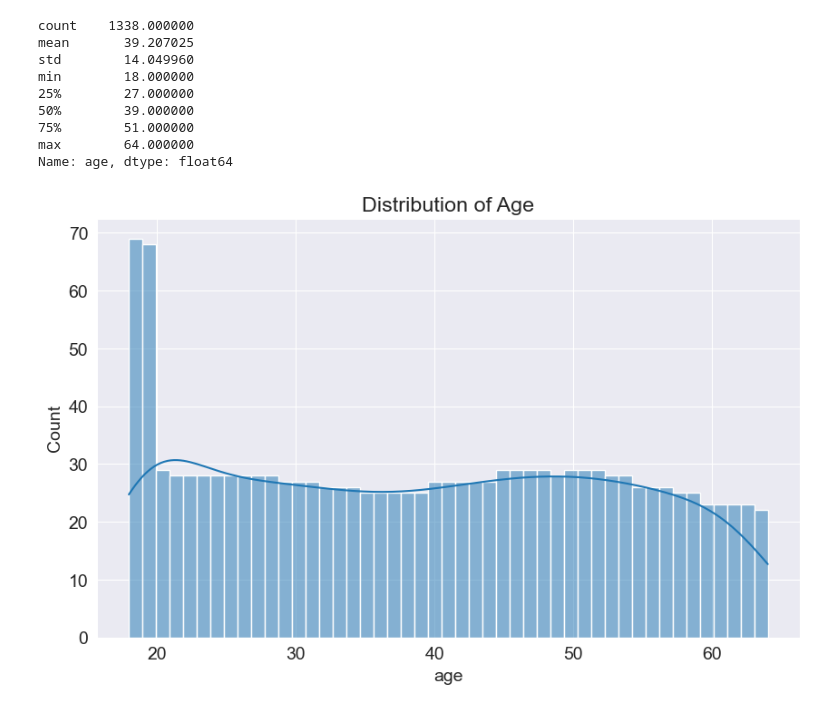
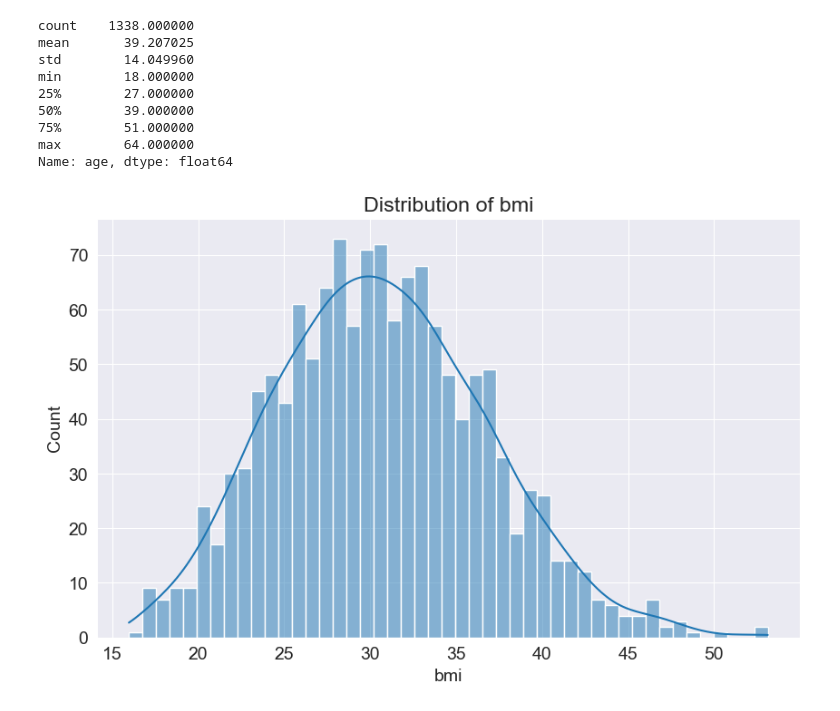
Before and after one commit to tusharx0809/machine-learning, a Jupyter notebook: acme-ml-project/acme-ml.ipynb, the cells around one changed output. Saved outputs shown, nothing was run; the diff lists cells and outputs as text; code cells hidden in the pictures.

```diff
--- a/acme-ml-project/acme-ml.ipynb
+++ b/acme-ml-project/acme-ml.ipynb
@@ -82,6 +90,9 @@ Name: age, dtype: float64
 # %%
-sns.histplot(data=medical_df, x='age', bins=47, kde=True)
-plt.title('Distribution of Age')
+sns.histplot(data=medical_df,
+             x='bmi',
+             bins=47,
+             kde=True)
+plt.title('Distribution of bmi')
 plt.show()
 # %% [output]
-[figure, old version]
+[figure, new version]
```
Also changed, not shown: parts of 1 cell of this notebook.
